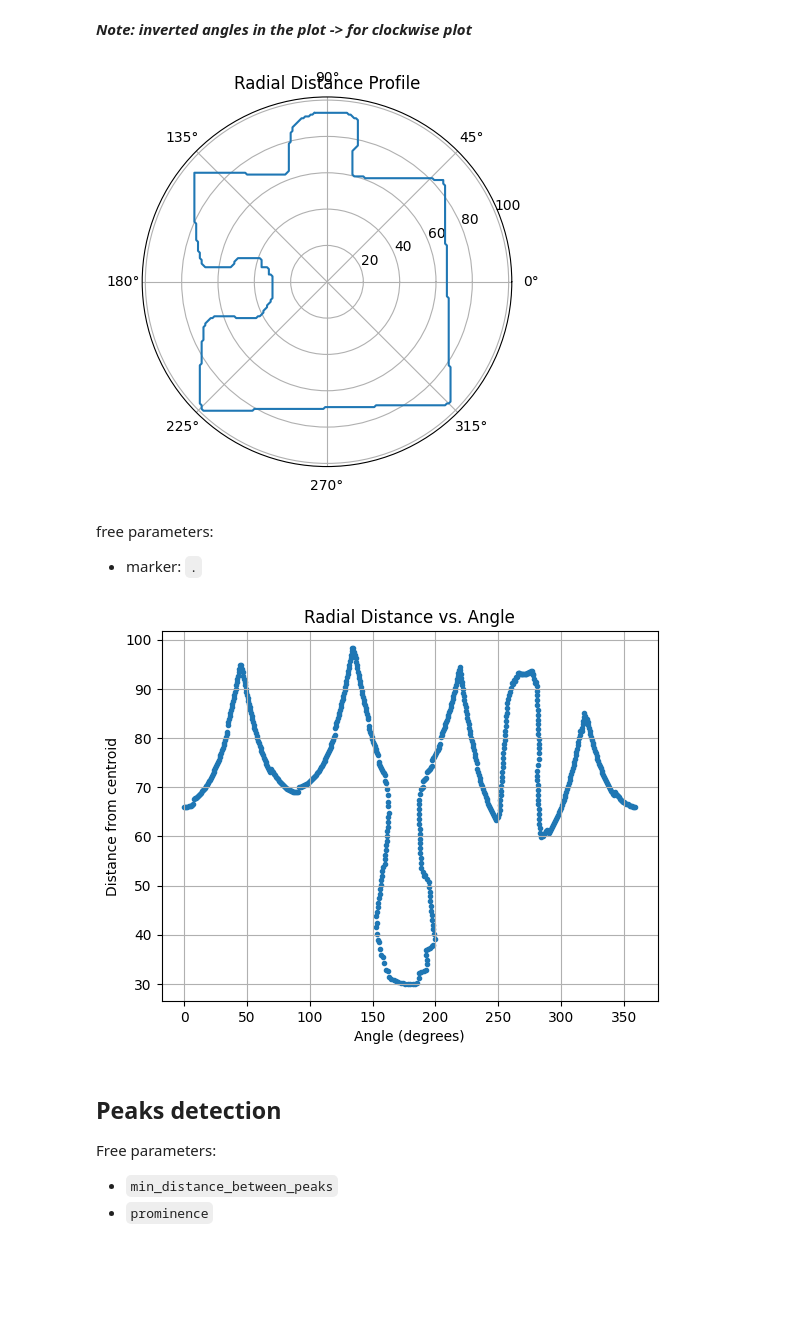
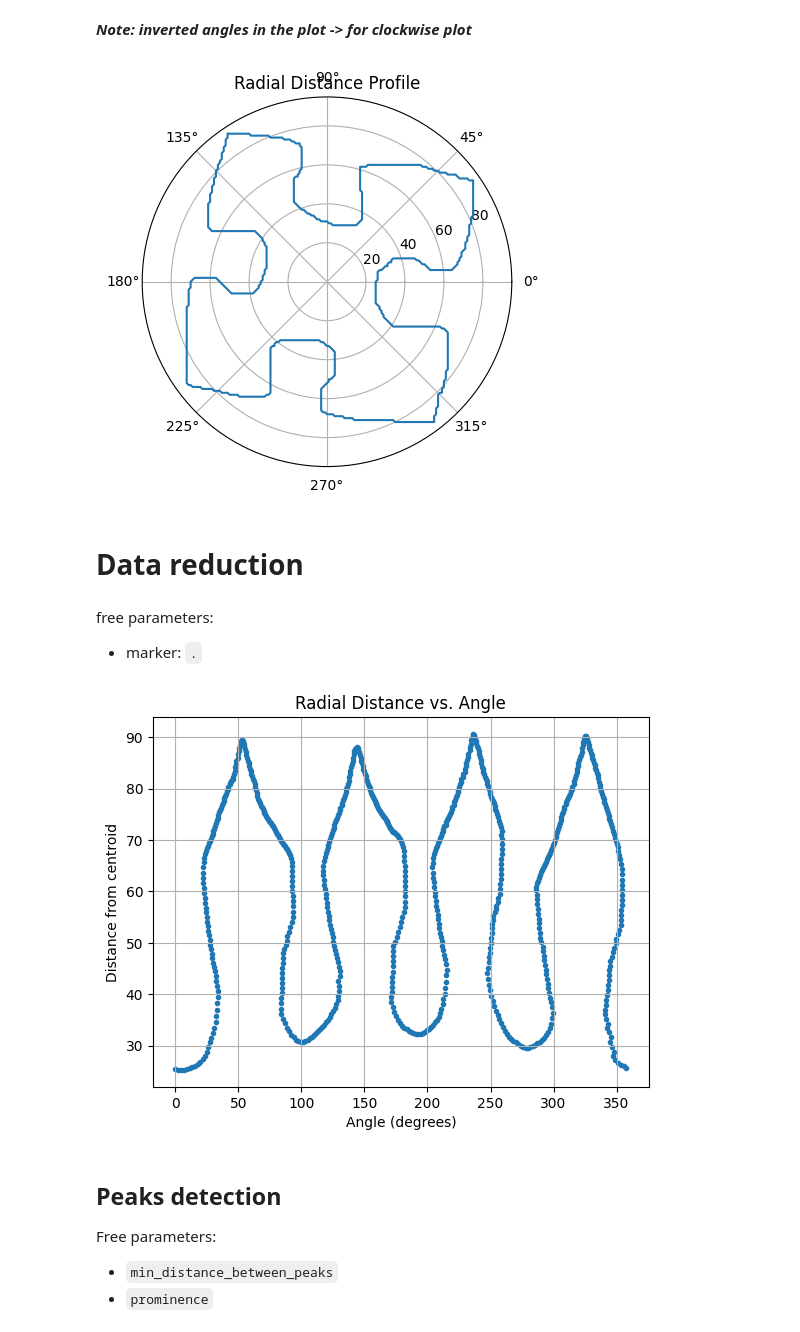
Before and after one commit to szpy1950/VisionV2, a Jupyter notebook: detailedsolve.ipynb, the cells around one changed output. Drawn from its saved outputs; the diff is of its cells as text; code cells hidden in the pictures; blank space fills up the shorter version.

```diff
--- a/detailedsolve.ipynb
+++ b/detailedsolve.ipynb
@@ -151,7 +153,7 @@ for i, contour in enumerate(contours):
 # %% [markdown]
 ## Corners and Edges detection on single piece
 # %%
-selected_image_index = 6
+selected_image_index = 23
 # %%
 piece_images = []
 
@@ -245,20 +247,33 @@ plt.polar(-np.array(angles), distances)
 plt.title("Radial Distance Profile")
 plt.show()
 # %% [output]
-[figure, old version]
+[figure, new version]
+# %% [markdown]
+# Data reduction
+# %%
+# angles_deg = np.roll(angles_deg, -len(angles_deg) // 2)
+# distances = np.roll(distances, -len(distances) // 2)
+
+distances = gaussian_filter1d(distances, sigma=2)
 # %% [markdown]
 free parameters:
 - marker: `.`
 # %%
 plt.style.use('default')
 plt.scatter(angles_deg, distances, marker='.')
 plt.xlabel("Angle (degrees)")
 plt.ylabel("Distance from centroid")
 plt.title("Radial Distance vs. Angle")
 plt.grid(True)
+
+output_test = "images/tests"
+os.makedirs(output_test, exist_ok=True)
+
+plt.savefig(os.path.join(output_test, f"distance_profile_{i + 1}.png"))
+
 plt.show()
 # %% [output]
-[figure, old version]
+[figure, new version]
 # %% [markdown]
 ## Peaks detection
 
```
Also changed, not shown: parts of 26 cells of this notebook, 26 other files.
